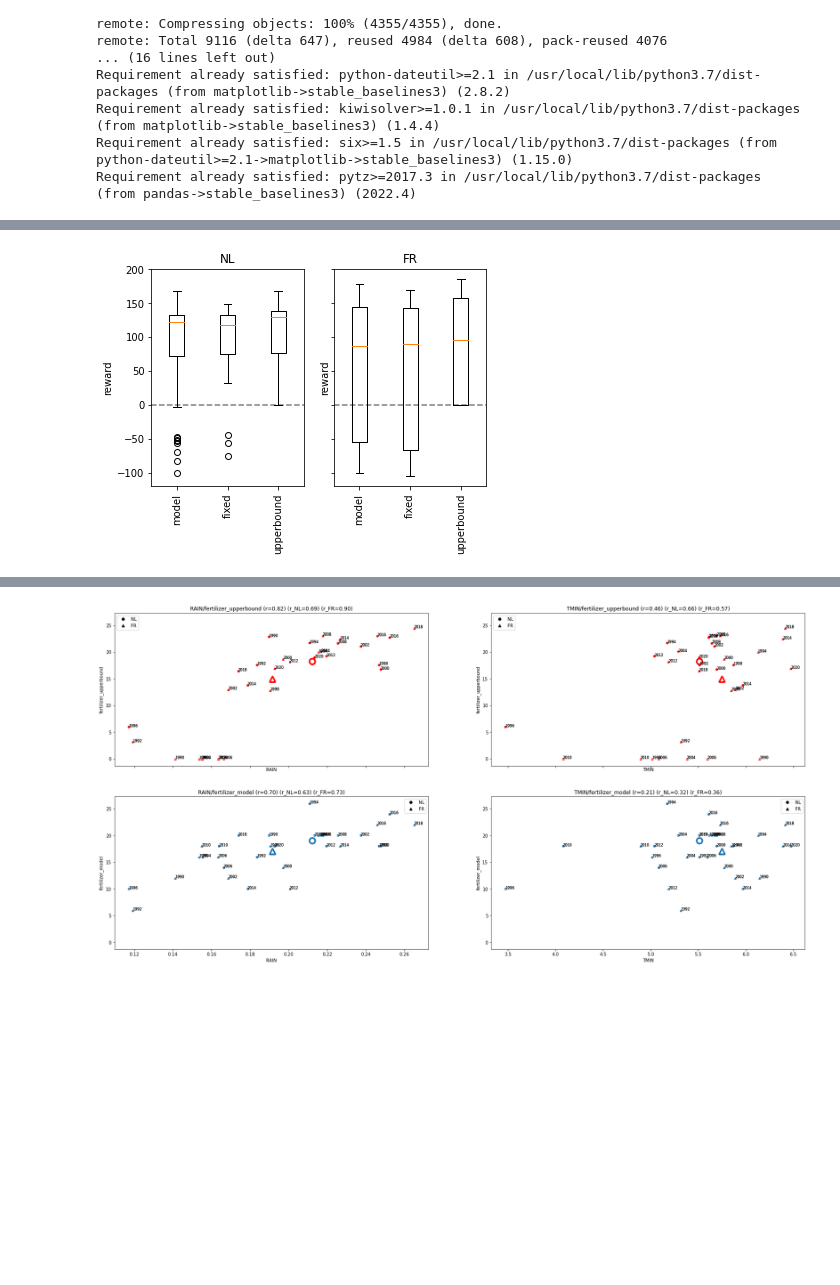
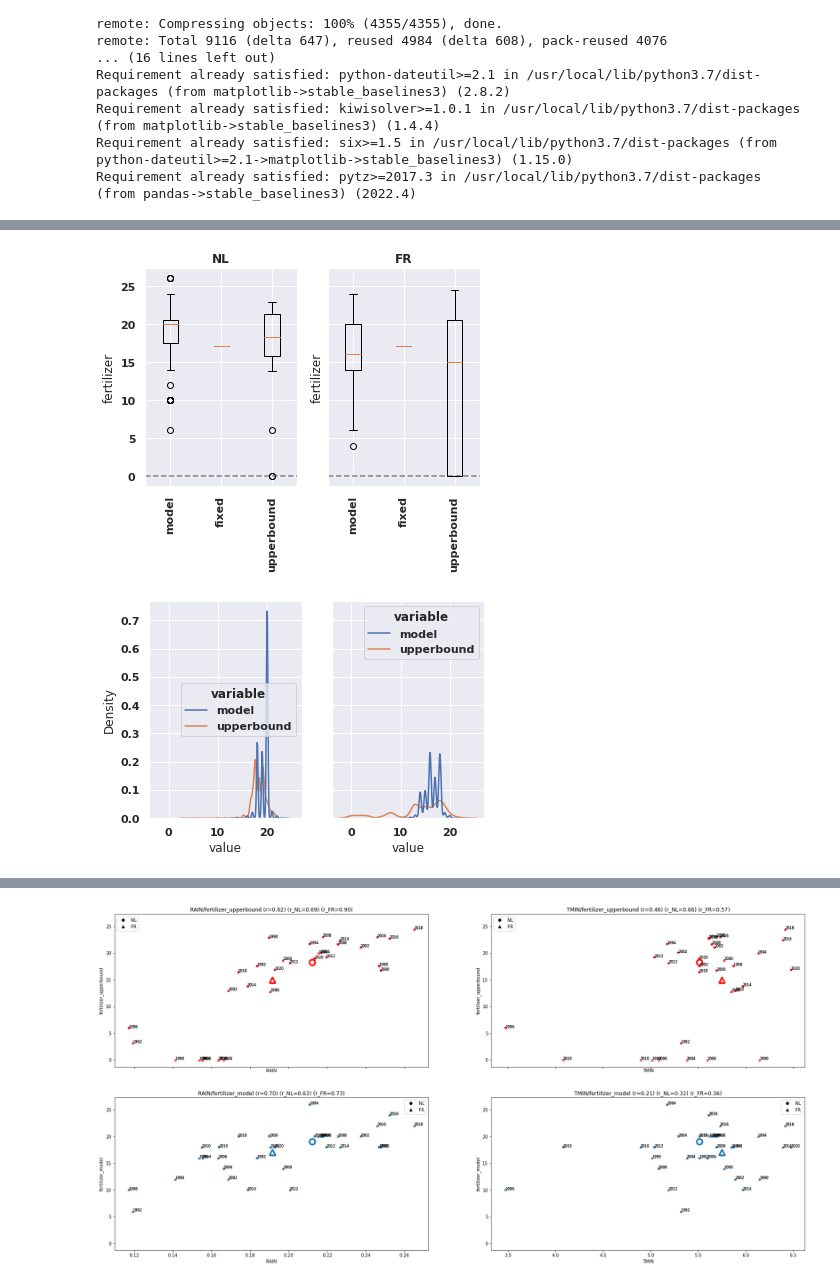
Before and after one commit to BigDataWUR/PCSE-Gym, a Jupyter notebook: notebooks/nitrogen-winterwheat/visualize_results.ipynb, the cells around one changed output, grey strips where cells are left out. Saved outputs shown, nothing was run; the diff lists cells and outputs as text; code cells hidden in the pictures; blank space fills up the shorter version.

```diff
--- a/notebooks/nitrogen-winterwheat/visualize_results.ipynb
+++ b/notebooks/nitrogen-winterwheat/visualize_results.ipynb
@@ -87,9 +99,10 @@ for test_year in tqdm_notebook(all_years):
         my_key = (test_year, location)
         rewards_model[my_key], results_model[my_key] = evaluate_policy(model_cropgym, env_pcse_evaluation, amount=1)
         if False: print(f"{test_year} {location} {sum(results_model[my_key][0]['fertilizer'].values())} {sum(results_model[my_key][0]['reward'].values()):.2f}")
-save_results(results_model, f'{os.path.join(inputdir, "my-model.csv")}')
+save_results(results_model, f'{os.path.join(inputdir, "RL-model.csv")}')
 
 rewards_fixed, results_fixed = {}, {}
+rewards_zero, results_zero = {}, {}
 for test_year in tqdm_notebook(all_years):
   for location in list(set(test_locations)):
     my_key = (test_year, location)
@@ -97,7 +110,9 @@ for test_year in tqdm_notebook(all_years):
     env_test = VecNormalize(DummyVecEnv([lambda: env_test]), norm_obs=True, norm_reward=True, clip_obs=10.,
                             clip_reward=50., gamma=1)
     rewards_fixed[my_key], results_fixed[my_key] = evaluate_policy('start-dump', env_test, amount=17.07)
-save_results(results_model, f'{os.path.join(inputdir, "fixed.csv")}')
+    rewards_zero[my_key], results_zero[my_key] = evaluate_policy('start-dump', env_test, amount=0.00)
+save_results(results_fixed, f'{os.path.join(inputdir, "fixed.csv")}')
+save_results(results_zero, f'{os.path.join(inputdir, "zero.csv")}')
 # %%
 # Plot crop variables and actions
 
@@ -105,20 +120,21 @@ plot_results = results_model
 all_variables = list(list(plot_results.values())[0][0].keys())
 print(f'Available variables: {all_variables}')
 
+plot_years = [1992, 2014, 2018]
+subset_keys = [(year, a) for year in plot_years for a in test_locations]
+results_subset = {f'{subset_key}': plot_results[subset_key] for subset_key in subset_keys}
+
 if True:
   plot_variables =  ['RAIN', 'action', 'fertilizer','reward']
   figsize = (1.5*len(plot_variables), 4*len(plot_variables))
   fig, axes = plt.subplots(len(plot_variables), 1, sharex=True, figsize=figsize)
   for i, variable in enumerate(plot_variables):
-    plot_variable(plot_results, variable=variable, cumulative_variables = ['fertilizer', 'reward', 'IRRAD','RAIN'], ax=axes[i], ylim=get_ylim_dict()[variable], plot_average=True, put_legend=True)
+    plot_variable(results_subset, variable=variable, cumulative_variables = ['fertilizer', 'reward', 'IRRAD','RAIN'], ax=axes[i], ylim=get_ylim_dict()[variable], plot_average=True, put_legend=True)
 
 if True:
   plot_variables =  ['RAIN', 'action', 'fertilizer','reward']
   figsize = (1.5*len(plot_variables), 4*len(plot_variables))
   fig, axes = plt.subplots(len(plot_variables), 1, sharex=True, figsize=figsize)
-  plot_years = [1992, 2014, 2018]
-  subset_keys = [(year, a) for year in plot_years for a in test_locations]
-  results_subset = {f'{subset_key}': plot_results[subset_key] for subset_key in subset_keys}
   for i, variable in enumerate(plot_variables):
     plot_variable(results_subset, variable=variable, cumulative_variables = ['fertilizer', 'reward', 'IRRAD','RAIN'], ax=axes[i], ylim=get_ylim_dict()[variable], plot_average=False, put_legend=True)
 # %% [output]
@@ -128,14 +144,14 @@ Available variables: ['DVS', 'TGROWTH', 'TGROWTHr', 'LAI', 'NUPTT', 'TRAN', 'TIR
 # %%
 # compare models
-
 def report_mean_ci(boot_metric, report_p = False):
     boot_metric_sorted = np.sort(boot_metric)
     n_boot = len(boot_metric)
     median = boot_metric_sorted[round(n_boot*0.50)]
+    mean = np.mean(boot_metric_sorted)
     ci_lower = boot_metric_sorted[round(n_boot*0.025)]
     ci_upper = boot_metric_sorted[round(n_boot*0.975)]
     idx = bisect_left(boot_metric_sorted, 0.0, hi=n_boot - 1)
-    return_string = f'{median:0.2f} (95% CI={ci_lower:0.2f} {ci_upper:0.2f})'
+    return_string = f'{median:0.2f} / {mean:0.2f} (95% CI={ci_lower:0.2f} {ci_upper:0.2f})'
     if (report_p):
          return_string = return_string + f' one-sided-p={(idx/n_boot):0.4f}'
     return return_string
@@ -162,50 +178,63 @@ def read_data(resultsdir='/content/PCSE-Gym/notebooks/nitrogen-winterwheat/resul
 
 df_merged = read_data()
 df_merged = df_merged[df_merged.year % 2 == 0]
+random.seed(42)
 
-name_rewards_model = [col for col in df_merged.columns if 'reward_model' in col]
-cols_rewards_model = [df_merged.columns.get_loc(col) for col in name_rewards_model]
+var = 'fertilizer'
+name_var_model = [col for col in df_merged.columns if f'{var}_model' in col]
+cols_var_model = [df_merged.columns.get_loc(col) for col in name_var_model]
+
+stats_delta = {}
 
 fig_boxplot, ax_boxplot = plt.subplots(1,2,sharey=True)
+fig_hist, ax_hist = plt.subplots(1,2,sharex=True,sharey=True)
 for i, location in enumerate (['52;5.5','48;0']):
     df_boot = df_merged.loc[df_merged["location"] == location]
-    boot_delta_model_upperbound, boot_delta_fixed_upperbound, boot_delta_model_fixed = [], [], []
+    boot_delta_model_upperbound, boot_delta_fixed_upperbound, boot_delta_model_fixed, boot_upperbound = [], [], [], []
     print(f'**{location_to_label[location]}**')
-
-    reward_model=pd.concat([df_boot[col] for col in name_rewards_model]).to_numpy()
-    reward_fixed=df_boot['reward_fixed'].to_numpy()
-    reward_upperbound=df_boot['reward_upperbound'].to_numpy()
-    data=np.array([reward_model, reward_fixed, reward_upperbound], dtype=object)
+    var_model=pd.concat([df_boot[col] for col in name_var_model]).to_numpy()
+    var_fixed=df_boot[f'{var}_fixed'].to_numpy()
+    var_upperbound=df_boot[f'{var}_upperbound'].to_numpy()
+    data=np.array([var_model, var_fixed, var_upperbound], dtype=object)
     labels=['model', 'fixed', 'upperbound']
     ax_boxplot[i].boxplot(data)
     ax_boxplot[i].set_title(f'{location_to_label[location]}')
     ax_boxplot[i].set_xticks(1+np.arange(len(labels)))
     ax_boxplot[i].set_xticklabels(labels, rotation=90)
-    ax_boxplot[i].set_ylabel('reward')
+    ax_boxplot[i].set_ylabel(f'{var}')
     ax_boxplot[i].axhline(y=0.0, color='grey', linestyle='--', zorder=1)
 
-    df_std = df_boot[name_rewards_model]
+    df_std = df_boot[name_var_model]
     df_std = df_std.sub(df_std.mean(axis=1), axis=0)
-    print(f'std_model: {np.mean(df_boot[name_rewards_model].std(axis=1)):0.2f} or {df_std.values.std(ddof=1):0.2f}')
+    print(f'std_model: {np.mean(df_boot[name_var_model].std(axis=1)):0.2f} or {df_std.values.std(ddof=1):0.2f}')
 
     n_observations=len(df_boot.index)
-    n_boot=5000
+    n_boot=10000
     for b in range(n_boot):
         obs = random.choices(range(n_observations), k=n_observations)
-        seed = random.choices(cols_rewards_model, k=n_observations)
-        rewards_model = df_boot.values[obs, seed]
-        rewards_upperbound = df_boot.values[obs,[df_boot.columns.get_loc('reward_upperbound')]*n_observations]
-        rewards_upperbound = [0]*n_observations
-        rewards_fixed = df_boot.values[obs,[df_boot.columns.get_loc('reward_fixed')]*n_observations]
-        delta_model_upperbound = rewards_model - rewards_upperbound
-        delta_fixed_upperbound = rewards_fixed - rewards_upperbound
-        delta_model_fixed = rewards_model - rewards_fixed
+        seed = random.choices(cols_var_model, k=n_observations)
+        var_model = df_boot.values[obs, seed]
+        var_upperbound = df_boot.values[obs,[df_boot.columns.get_loc(f'{var}_upperbound')]*n_observations]
+        boot_upperbound.append(np.median(var_upperbound))
+        var_upperbound = [0]*n_observations
+        var_fixed = df_boot.values[obs,[df_boot.columns.get_loc(f'{var}_fixed')]*n_observations]
+        delta_model_upperbound = var_model - var_upperbound
+        delta_fixed_upperbound = var_fixed - var_upperbound
+        delta_model_fixed = var_model - var_fixed
         boot_delta_model_upperbound.append(np.median(delta_model_upperbound))
         boot_delta_fixed_upperbound.append(np.median(delta_fixed_upperbound))
         boot_delta_model_fixed.append(np.median(delta_model_fixed))
 
     print(f'median_model: {report_mean_ci(boot_delta_model_upperbound)}')
     print(f'median_fixed: {report_mean_ci(boot_delta_fixed_upperbound)}')
+    print(f'median_upperbound: {report_mean_ci(boot_upperbound)}')
     print(f'median_model-fixed: {report_mean_ci(boot_delta_model_fixed, True)}')
+
+    sns_dataset = np.column_stack((boot_delta_model_upperbound, boot_delta_fixed_upperbound))
+    #data = pd.DataFrame(np.column_stack((boot_delta_model_upperbound, boot_delta_fixed_upperbound, boot_upperbound)),columns=['model', 'static', 'upperbound'])
+    #data = pd.melt(data, value_vars=['model', 'static', 'upperbound'])
+    data = pd.DataFrame(np.column_stack((boot_delta_model_upperbound, boot_upperbound)),columns=['model', 'upperbound'])
+    data = pd.melt(data, value_vars=['model', 'upperbound'])
+    sns.kdeplot(data=data, x="value", hue="variable", ax=ax_hist[i])
 # %% [output]
 **NL**
@@ -221 +252,2 @@ median_model-fixed: 4.42 (95% CI=-4.88 16.88) one-sided-p=0.1860
-[figure, old version]
+[figure, new version]
+[figure, added]
```
Also changed, not shown: parts of 5 cells of this notebook, 1 other file.
